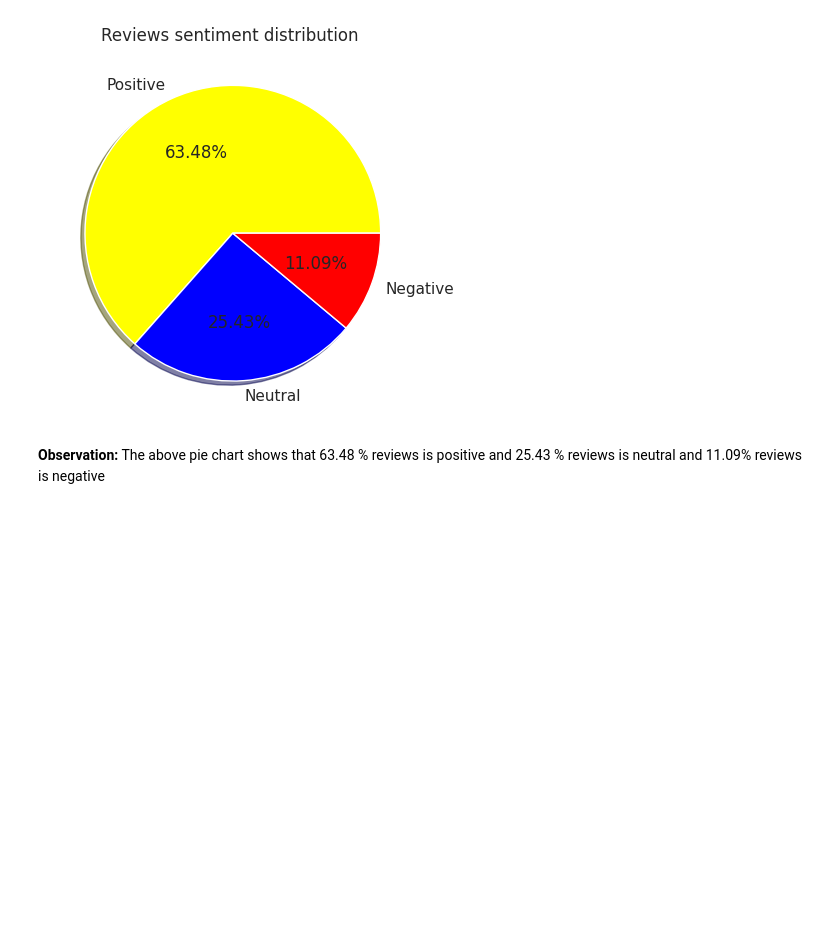
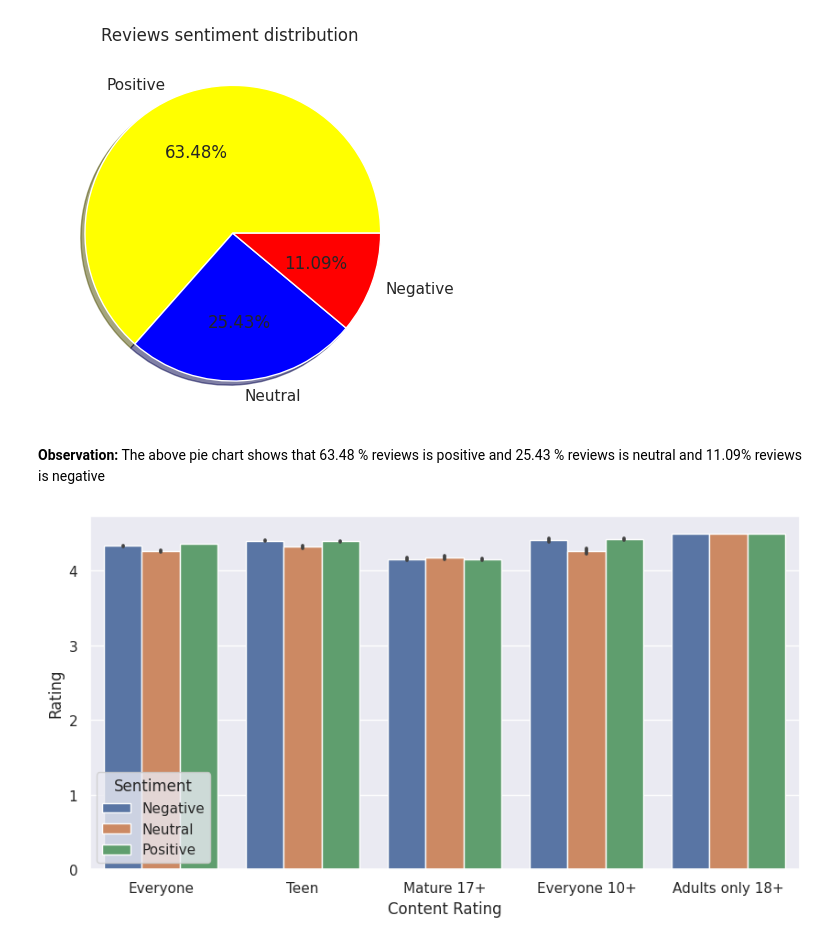
Before and after one commit to rdcool92/almabetter-pythonEDA-capstone-project, a Jupyter notebook: EDA_Capston_play_store_project_.ipynb, the cells around one changed output. Cells and saved outputs as stored; diff of their text form; code cells hidden in the pictures; blank space fills up the shorter version.

```diff
--- a/EDA_Capston_play_store_project_.ipynb
+++ b/EDA_Capston_play_store_project_.ipynb
@@ -1048,3 +1050,9 @@ plt.title('Reviews sentiment distribution ');
 [figure]
 # %% [markdown]
 **Observation:** The above pie chart shows that 63.48 % reviews is positive and 25.43 % reviews is neutral and 11.09% reviews is negative
+# %%
+fig, ax = plt.subplots(figsize=(10, 5))
+sns.barplot(data=combined_df, x="Content Rating", y="Rating",hue='Sentiment')
+images_dir='/content/drive/MyDrive/EDA Capston Project'
+# %% [output]
+[figure, added]
```
Also changed, not shown: parts of 6 cells of this notebook.
